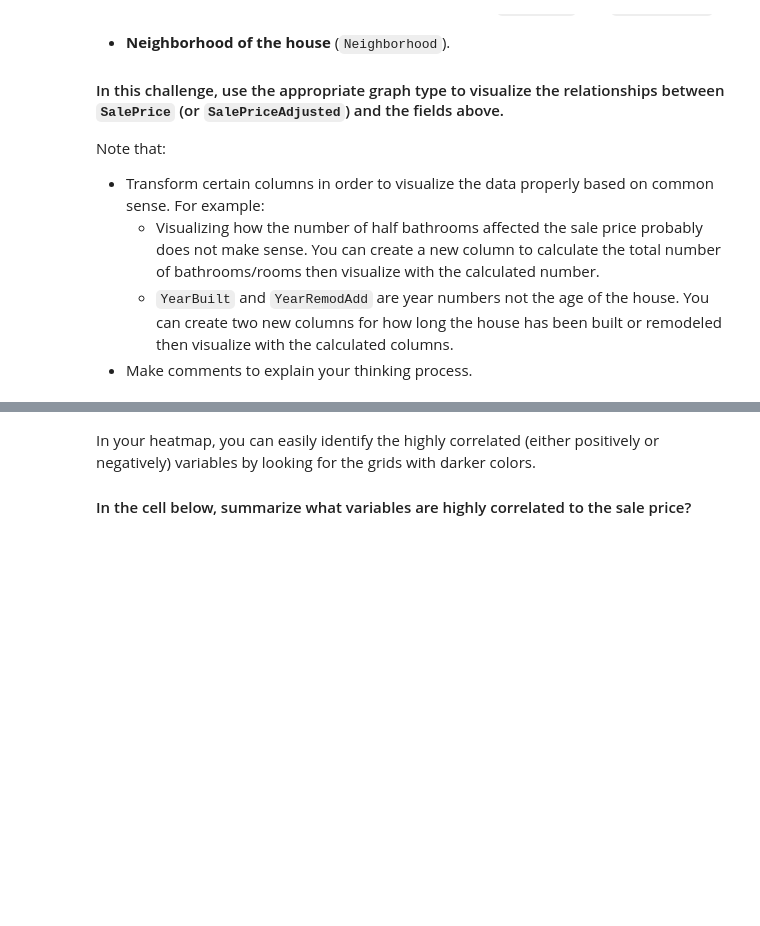
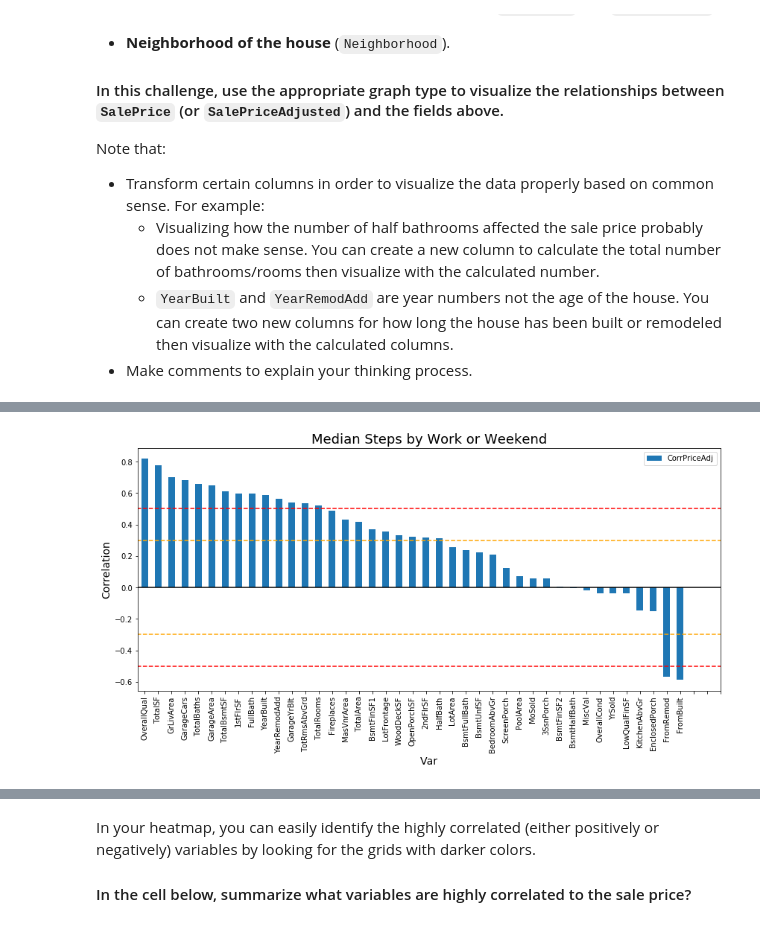
Before and after one commit to ta-datapt-bcn/lab-storytelling-data-visualization, a Jupyter notebook: your-code/main.ipynb, the cells around one changed output, grey strips where cells are left out. Drawn from its saved outputs; the diff is of its cells as text; code cells hidden in the pictures; blank space fills up the shorter version.

```diff
--- a/your-code/main.ipynb
+++ b/your-code/main.ipynb
@@ -105,0 +216,2 @@ Note that:
+# %%
+df['TotalSF'] = df['1stFlrSF'] + df['2ndFlrSF'] + df['TotalBsmtSF']
@@ -105,0 +230,6 @@ Note that:
+# %%
+correlation = df.corr()['SalePriceAdjusted'][1:].sort_values(ascending=False).reset_index()
+# %%
+correlation.columns = ['Vars', 'CorrPriceAdj']
+# %%
+correlation = correlation.drop([0,1],axis=0)
@@ -105,0 +245,14 @@ Note that:
+# %%
+correlation.plot(kind='bar',figsize=(14,6))
+plt.title("Median Steps by Work or Weekend", fontsize=18, fontweight=400, ha='center')
+plt.xlabel('Var', fontsize=14, ha='center')
+plt.ylabel('Correlation', fontsize=14, ha='center')
+plt.xticks(np.arange(44), correlation['Vars'], rotation=90)
+plt.hlines(0.5,-1,43, colors='r',linestyles='dashed', label='0.5')
+plt.hlines(-0.5,-1,43, colors='r',linestyles='dashed', label='-0.5')
+plt.hlines(0.3,-1,43, colors='orange',linestyles='dashed', label='0.3')
+plt.hlines(-0.3,-1,43, colors='orange',linestyles='dashed', label='-0.3')
+plt.hlines(0,-1,43, colors='k',linestyles='solid')
+plt.show()
+# %% [output]
+[figure, added]
```
Also changed, not shown: parts of 63 cells of this notebook.
